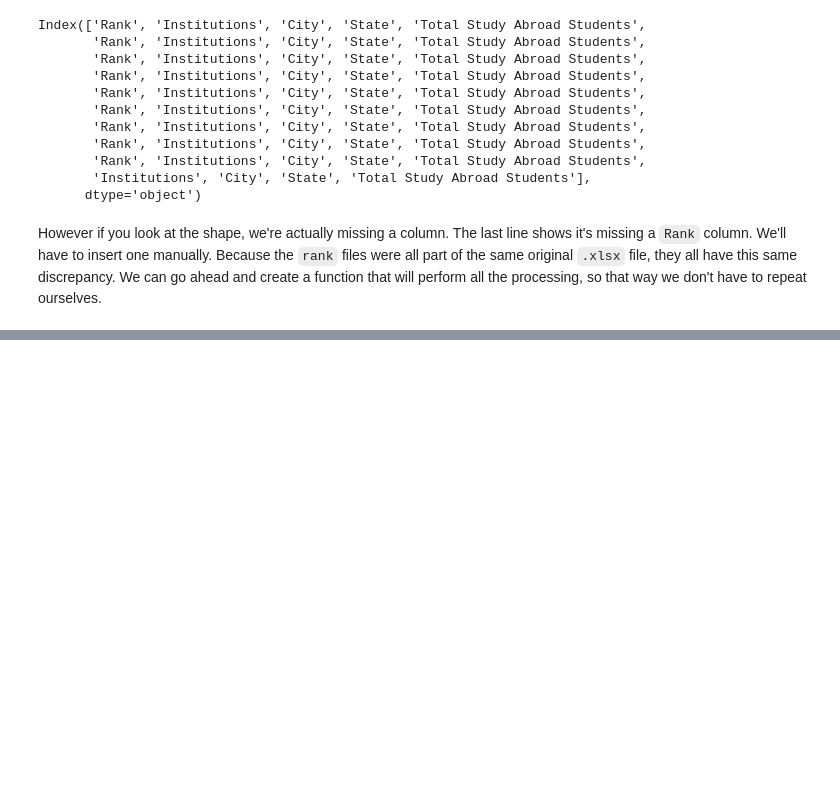
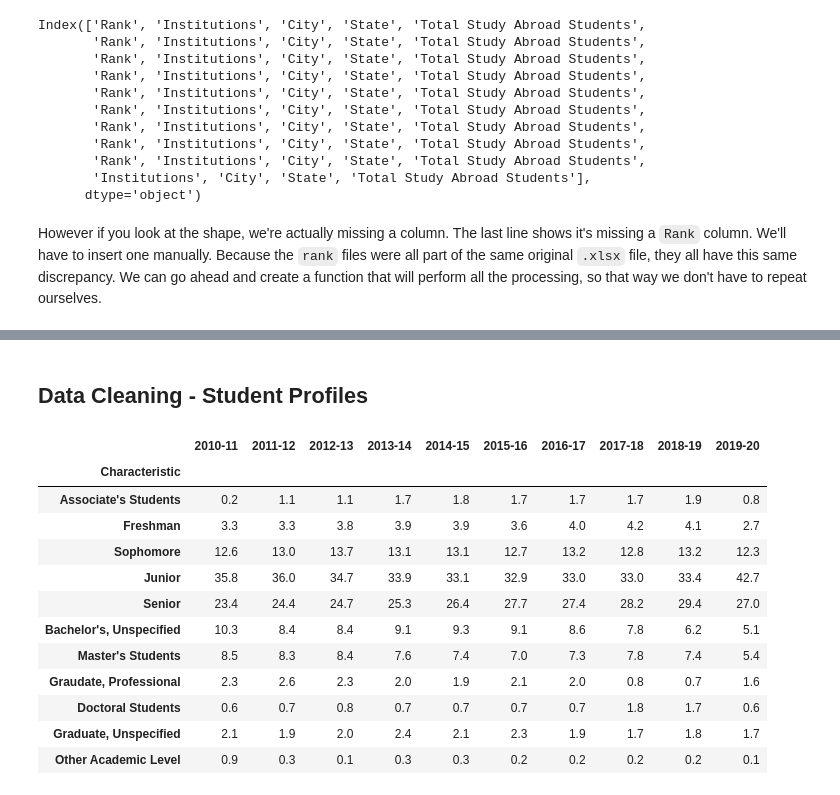
Before and after one commit to noah-kg/data-cleaning-study-abroad, a Jupyter notebook: StudyAbroad.ipynb, the cells around one changed output, grey strips where cells are left out. Saved outputs shown, nothing was run; the diff lists cells and outputs as text; code cells hidden in the pictures; blank space fills up the shorter version.

Commit message:
cleaned student profiles and split it into academic and ethnicity dataframes

```diff
--- a/StudyAbroad.ipynb
+++ b/StudyAbroad.ipynb
@@ -419,0 +441,48 @@ master
+# %% [markdown]
+## Data Cleaning - Student Profiles
+# %%
+data['student_profiles']
+
+labels = {
+    '     Associate\'s Students': 'Associate\'s Students',
+    '     Freshman': 'Freshman',
+    '     Sophomore': 'Sophomore',
+    '     Junior': 'Junior',
+    '     Senior': 'Senior',
+    '     Bachelor\'s, Unspecified': 'Bachelor\'s, Unspecified',
+    '     Master\'s Students': 'Master\'s Students',
+    '     Graduate, Professional': 'Graudate, Professional',
+    '     Doctoral Students': 'Doctoral Students',
+    '     Graduate, Unspecified': 'Graduate, Unspecified',
+    'Asian, Native Hawaiian or Other Pacific Islander': 'Asian, Native Hawaiian or Pacific Islander',
+    'TOTAL': 'Total # of Students'
+}
+
+data['student_profiles'] = (
+    data['student_profiles'].rename(columns={'Unnamed: 0': 'Characteristic'})
+    .rename(columns=make_year)
+    .replace(labels)
+    .drop([0, 7])
+    .set_index('Characteristic')
+    .applymap(make_num)
+)
+
+profiles = data['student_profiles']
+academic = profiles.iloc[:11,:].copy()
+ethnicity = profiles.iloc[11:,:].copy()
+# %%
+academic
+# %% [output]
+|  | 2010-11 | 2011-12 | 2012-13 | 2013-14 | 2014-15 | 2015-16 | 2016-17 | 2017-18 | 2018-19 | 2019-20 |
+| Characteristic |  |  |  |  |  |  |  |  |  |  |
+| Associate's Students | 0.2 | 1.1 | 1.1 | 1.7 | 1.8 | 1.7 | 1.7 | 1.7 | 1.9 | 0.8 |
+| Freshman | 3.3 | 3.3 | 3.8 | 3.9 | 3.9 | 3.6 | 4.0 | 4.2 | 4.1 | 2.7 |
+| Sophomore | 12.6 | 13.0 | 13.7 | 13.1 | 13.1 | 12.7 | 13.2 | 12.8 | 13.2 | 12.3 |
+| Junior | 35.8 | 36.0 | 34.7 | 33.9 | 33.1 | 32.9 | 33.0 | 33.0 | 33.4 | 42.7 |
+| Senior | 23.4 | 24.4 | 24.7 | 25.3 | 26.4 | 27.7 | 27.4 | 28.2 | 29.4 | 27.0 |
+| Bachelor's, Unspecified | 10.3 | 8.4 | 8.4 | 9.1 | 9.3 | 9.1 | 8.6 | 7.8 | 6.2 | 5.1 |
+| Master's Students | 8.5 | 8.3 | 8.4 | 7.6 | 7.4 | 7.0 | 7.3 | 7.8 | 7.4 | 5.4 |
+| Graudate, Professional | 2.3 | 2.6 | 2.3 | 2.0 | 1.9 | 2.1 | 2.0 | 0.8 | 0.7 | 1.6 |
+| Doctoral Students | 0.6 | 0.7 | 0.8 | 0.7 | 0.7 | 0.7 | 0.7 | 1.8 | 1.7 | 0.6 |
+| Graduate, Unspecified | 2.1 | 1.9 | 2.0 | 2.4 | 2.1 | 2.3 | 1.9 | 1.7 | 1.8 | 1.7 |
+| Other Academic Level | 0.9 | 0.3 | 0.1 | 0.3 | 0.3 | 0.2 | 0.2 | 0.2 | 0.2 | 0.1 |
```
Also changed, not shown: parts of 6 cells of this notebook.
